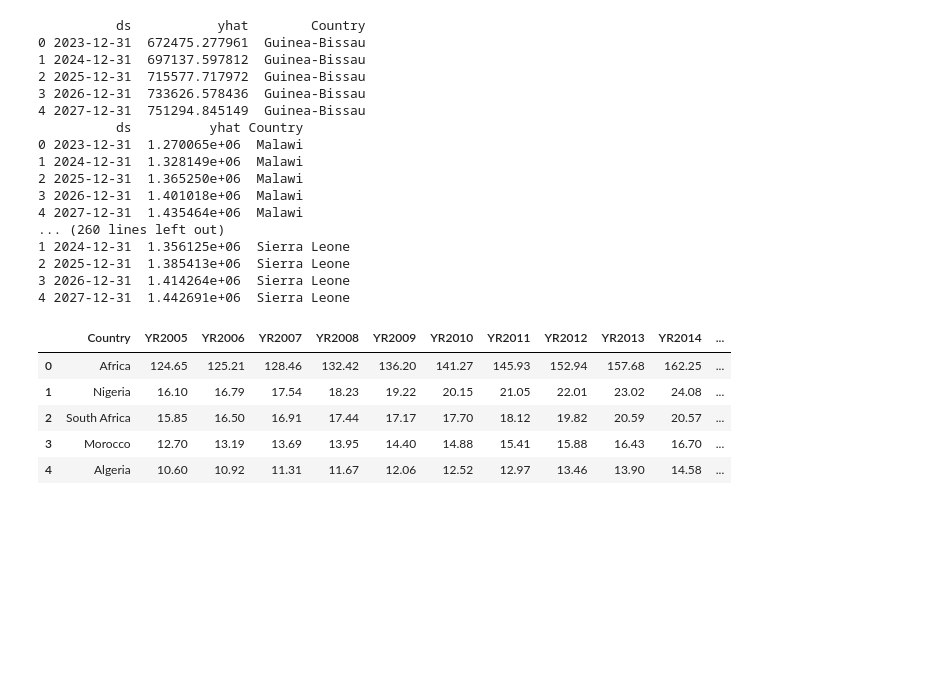
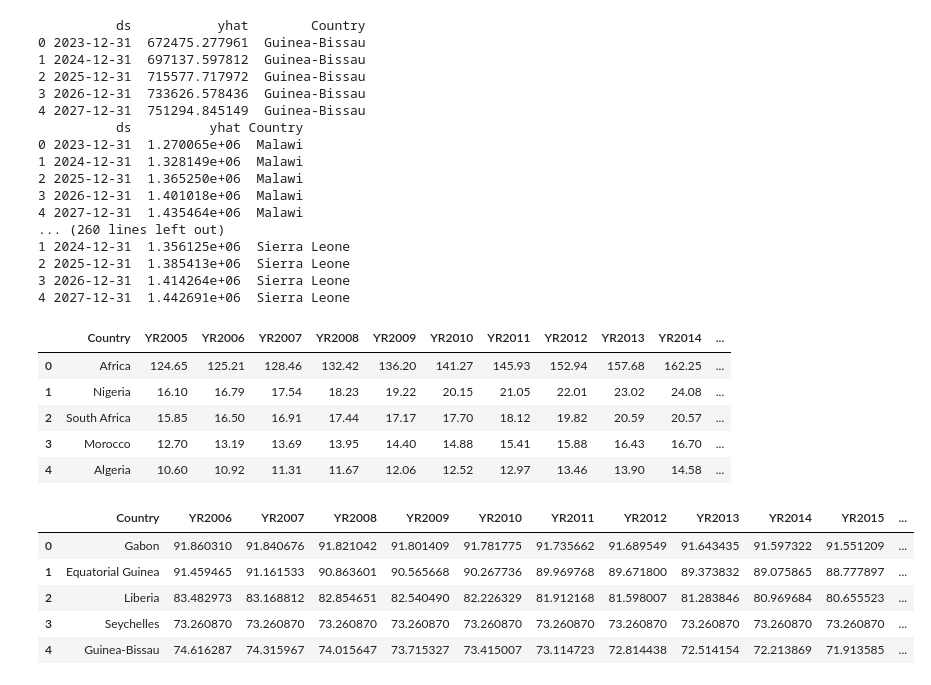
Before and after one commit to gyleodhis/rabetafrica, a Jupyter notebook: WORLD BANK.ipynb, the cells around one changed output. Cells and saved outputs as stored; diff of their text form; code cells hidden in the pictures; blank space fills up the shorter version.

Commit message:
Fixed range for wb forest

```diff
--- a/WORLD BANK.ipynb
+++ b/WORLD BANK.ipynb
@@ -241,3 +241,24 @@ df_getCo2Emission.head()
 | 2 | South Africa | 15.85 | 16.50 | 16.91 | 17.44 | 17.17 | 17.70 | 18.12 | 19.82 | 20.59 | 20.57 | ... |
 | 3 | Morocco | 12.70 | 13.19 | 13.69 | 13.95 | 14.40 | 14.88 | 15.41 | 15.88 | 16.43 | 16.70 | ... |
 | 4 | Algeria | 10.60 | 10.92 | 11.31 | 11.67 | 12.06 | 12.52 | 12.97 | 13.46 | 13.90 | 14.58 | ... |
+# %%
+def getPctForestArea():
+    df_income = wb.data.DataFrame('AG.LND.FRST.ZS',
+                                  economy=wb.region.members('AFR'),labels=True)
+    df_income = df_income.reset_index(drop=True).set_index('Country')
+    df_income = df_income.iloc[1:,-20:-2].reset_index()
+    df_income['Pct_Lost'] = df_income['YR2006']-df_income['YR2023']
+    df_income.loc[60] = df_income.mean(numeric_only=True)
+    df_income['Country'] = df_income['Country'].fillna('Africa')
+    df_income.sort_values(by='YR2023', inplace=True,ascending=False)
+    return df_income.reset_index(drop=True)
+
+df_PctForestArea = getPctForestArea()
+df_PctForestArea.head()
+# %% [output]
+|  | Country | YR2006 | YR2007 | YR2008 | YR2009 | YR2010 | YR2011 | YR2012 | YR2013 | YR2014 | YR2015 | ... |
+| 0 | Gabon | 91.860310 | 91.840676 | 91.821042 | 91.801409 | 91.781775 | 91.735662 | 91.689549 | 91.643435 | 91.597322 | 91.551209 | ... |
+| 1 | Equatorial Guinea | 91.459465 | 91.161533 | 90.863601 | 90.565668 | 90.267736 | 89.969768 | 89.671800 | 89.373832 | 89.075865 | 88.777897 | ... |
+| 2 | Liberia | 83.482973 | 83.168812 | 82.854651 | 82.540490 | 82.226329 | 81.912168 | 81.598007 | 81.283846 | 80.969684 | 80.655523 | ... |
+| 3 | Seychelles | 73.260870 | 73.260870 | 73.260870 | 73.260870 | 73.260870 | 73.260870 | 73.260870 | 73.260870 | 73.260870 | 73.260870 | ... |
+| 4 | Guinea-Bissau | 74.616287 | 74.315967 | 74.015647 | 73.715327 | 73.415007 | 73.114723 | 72.814438 | 72.514154 | 72.213869 | 71.913585 | ... |
```
Also changed, not shown: 2 other files.
